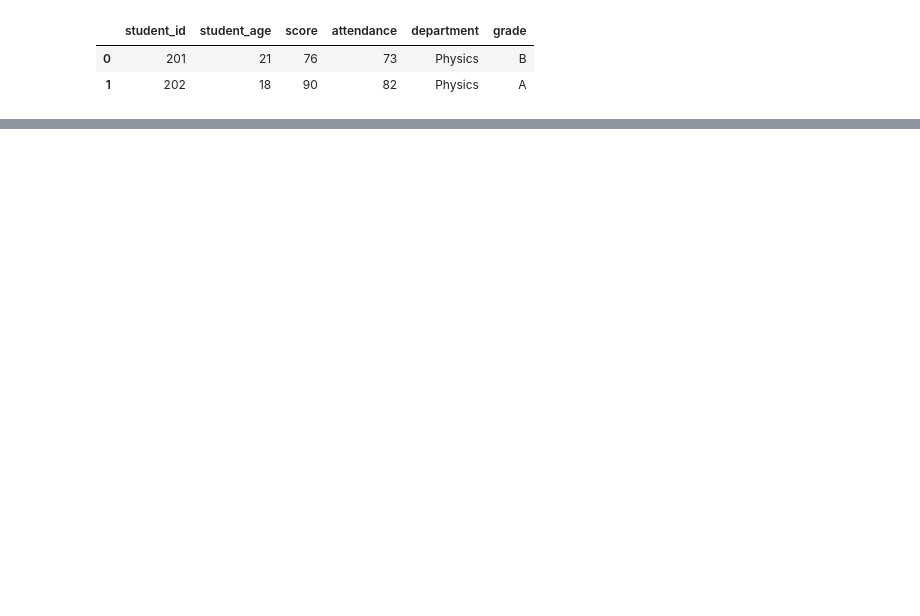
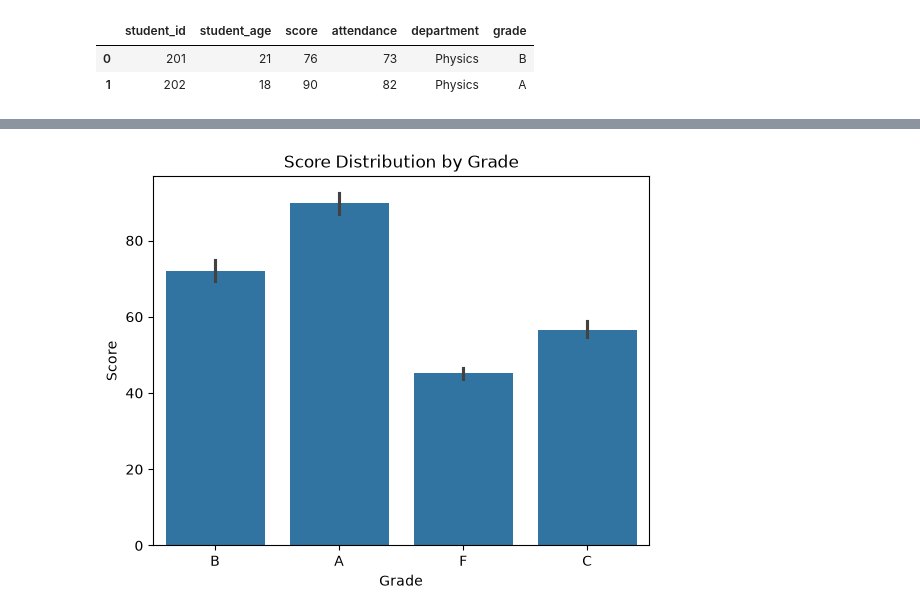
Before and after one commit to shohan12727/AI-ML, a Jupyter notebook: Assignment/Ass-3/practise.ipynb, the cells around one changed output, grey strips where cells are left out. Cells and saved outputs as stored; diff of their text form; code cells hidden in the pictures; blank space fills up the shorter version.

```diff
--- a/Assignment/Ass-3/practise.ipynb
+++ b/Assignment/Ass-3/practise.ipynb
@@ -76,0 +106,15 @@ plt.show()
+# %%
+# problem - 8
+sns.barplot(
+    data= df,
+    x="grade",
+    y="score"
+)
+
+plt.title("Score Distribution by Grade")
+plt.xlabel("Grade")
+plt.ylabel("Score")
+
+plt.show()
+# %% [output]
+[figure, added]
```
Also changed, not shown: parts of 5 cells of this notebook, 36 other files.
